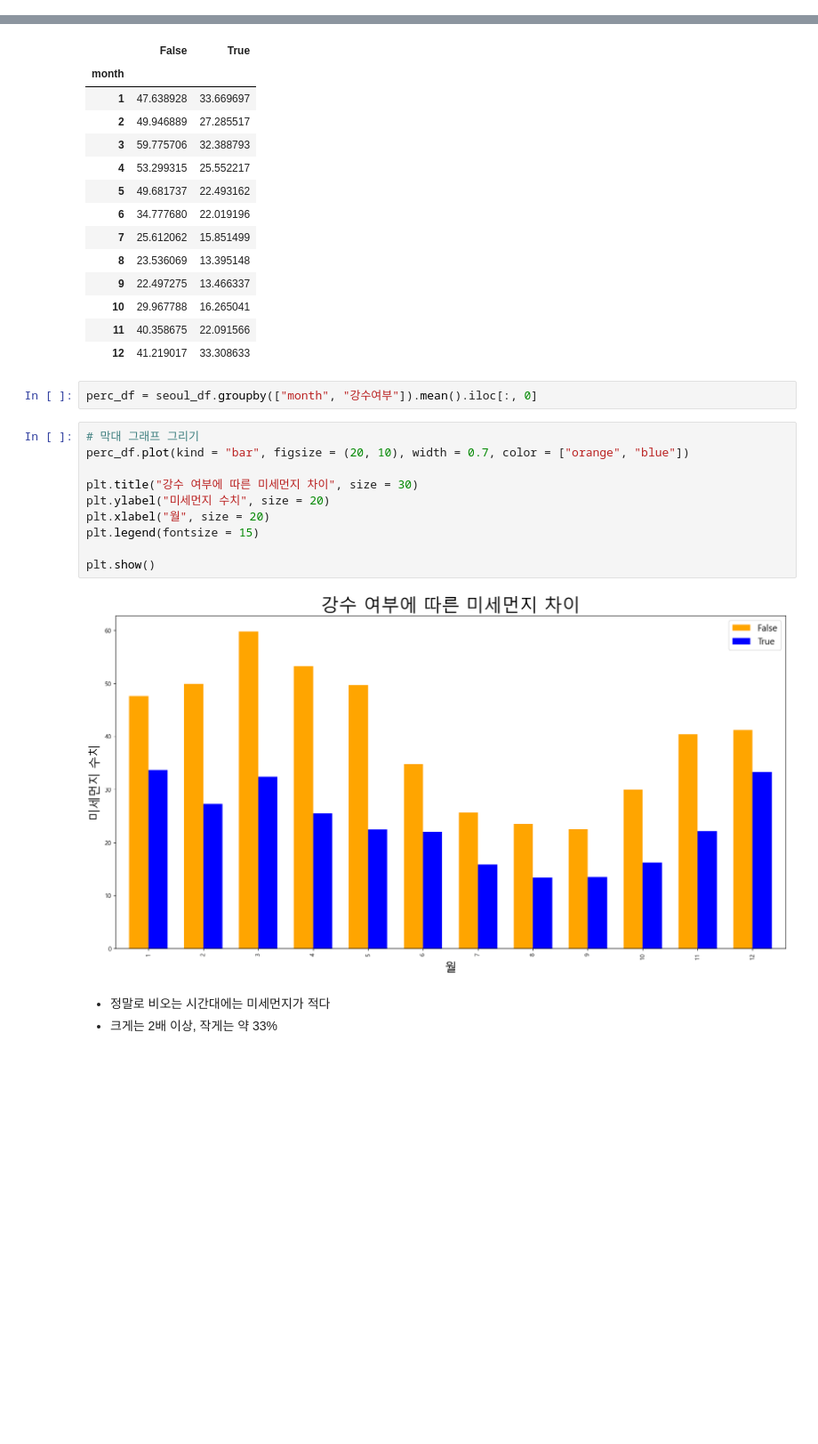
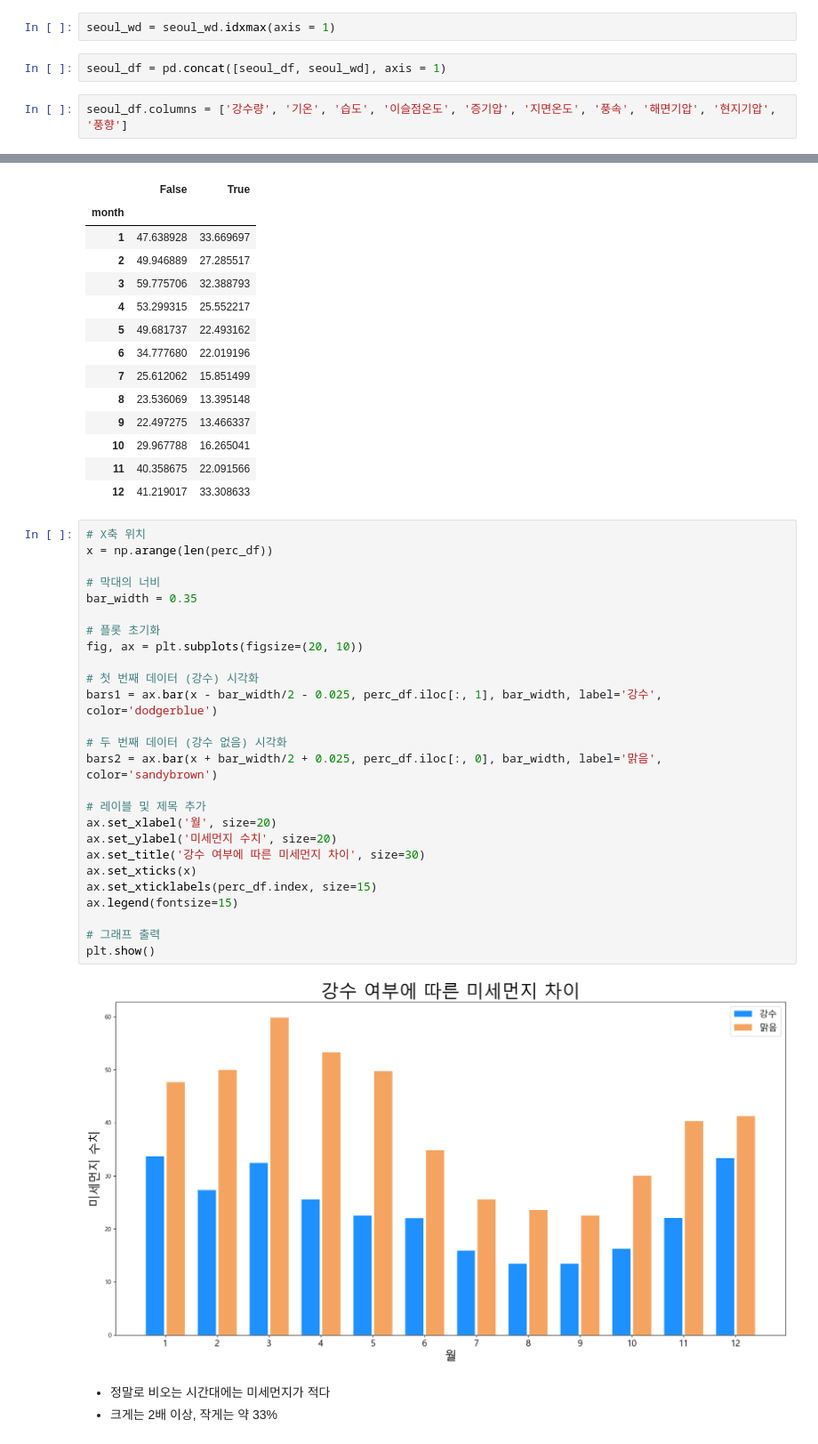
Before and after one commit to sangilhwang/KIT, a Jupyter notebook: FinalProject/18. 종속변수 분석.ipynb, the cells around one changed output, grey strips where cells are left out. Shown at 89% size. Drawn from its saved outputs; the diff is of its cells as text; blank space fills up the shorter version.

```diff
--- a/FinalProject/18. 종속변수 분석.ipynb
+++ b/FinalProject/18. 종속변수 분석.ipynb
@@ -66,3 +58,9 @@ Index(['2015-01-01 03:00:00', '2015-01-01 06:00:00', '2015-01-01 09:00:00',
+# %%
+seoul_wd = seoul_wd.idxmax(axis = 1)
+# %%
+seoul_df = pd.concat([seoul_df, seoul_wd], axis = 1)
+# %%
+seoul_df.columns = ['강수량', '기온', '습도', '이슬점온도', '증기압', '지면온도', '풍속', '해면기압', '현지기압', '풍향']
 # %%
 pm10_df[("PM10", "서울 서대문구")]
 # %% [output]
@@ -113,20 +111,34 @@ perc_df
 | 10 | 29.967788 | 16.265041 |
 | 11 | 40.358675 | 22.091566 |
 | 12 | 41.219017 | 33.308633 |
-# %%
-perc_df = seoul_df.groupby(["month", "강수여부"]).mean().iloc[:, 0]
-# %%
-# 막대 그래프 그리기
-perc_df.plot(kind = "bar", figsize = (20, 10), width = 0.7, color = ["orange", "blue"])
-
-plt.title("강수 여부에 따른 미세먼지 차이", size = 30)
-plt.ylabel("미세먼지 수치", size = 20)
-plt.xlabel("월", size = 20)
-plt.legend(fontsize = 15)
-
-plt.show()
-# %% [output]
-[figure, removed]
+# %%
+# X축 위치
+x = np.arange(len(perc_df))
+
+# 막대의 너비
+bar_width = 0.35
+
+# 플롯 초기화
+fig, ax = plt.subplots(figsize=(20, 10))
+
+# 첫 번째 데이터 (강수) 시각화
+bars1 = ax.bar(x - bar_width/2 - 0.025, perc_df.iloc[:, 1], bar_width, label='강수', color='dodgerblue')
+
+# 두 번째 데이터 (강수 없음) 시각화
+bars2 = ax.bar(x + bar_width/2 + 0.025, perc_df.iloc[:, 0], bar_width, label='맑음', color='sandybrown')
+
+# 레이블 및 제목 추가
+ax.set_xlabel('월', size=20)
+ax.set_ylabel('미세먼지 수치', size=20)
+ax.set_title('강수 여부에 따른 미세먼지 차이', size=30)
+ax.set_xticks(x)
+ax.set_xticklabels(perc_df.index, size=15)
+ax.legend(fontsize=15)
+
+# 그래프 출력
+plt.show()
+# %% [output]
+[figure, added]
 # %% [markdown]
 - 정말로 비오는 시간대에는 미세먼지가 적다
 - 크게는 2배 이상, 작게는 약 33%
```
Also changed, not shown: parts of 41 cells of this notebook, 2 other files.
